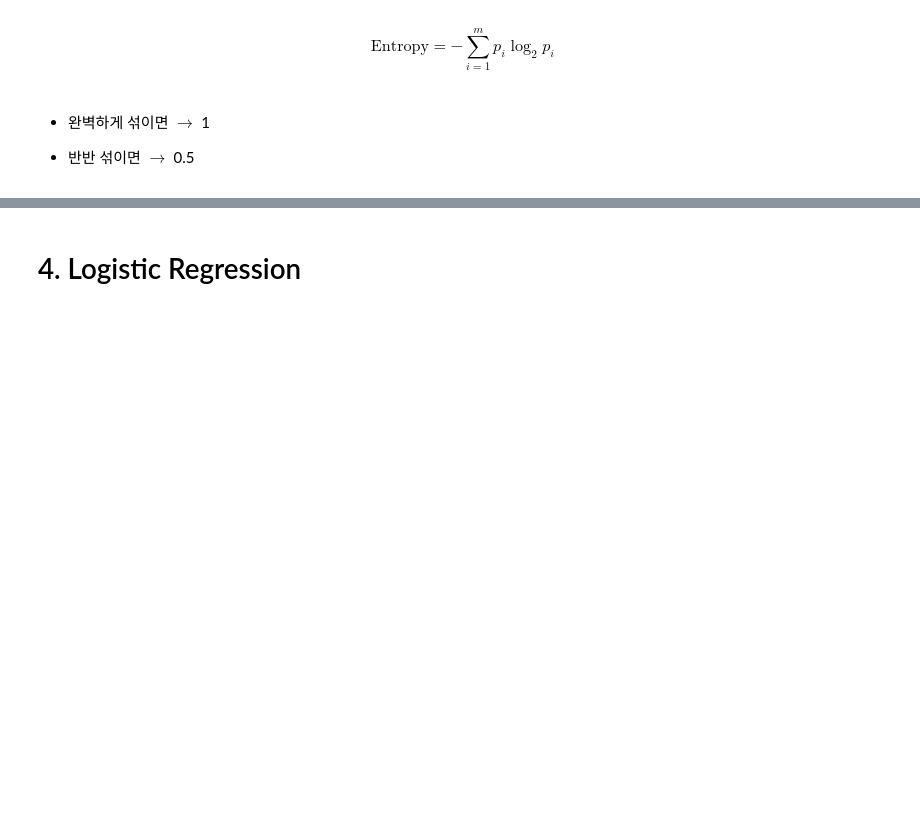
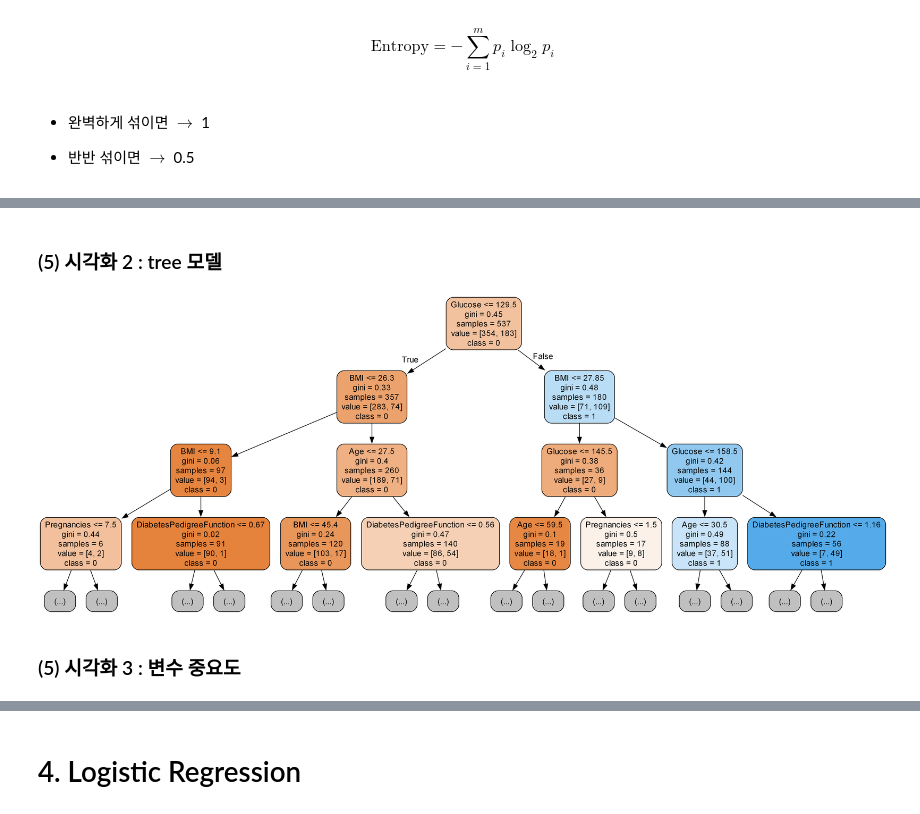
Before and after one commit to gangcheol/mysite2, a Jupyter notebook: posts/DX/04. 머신러닝/2023-09-13-02. 머신러닝 (2).ipynb, the cells around one changed output, grey strips where cells are left out. Drawn from its saved outputs; the diff is of its cells as text; code cells hidden in the pictures; blank space fills up the shorter version.

```diff
--- a/posts/DX/04. 머신러닝/2023-09-13-02. 머신러닝 (2).ipynb
+++ b/posts/DX/04. 머신러닝/2023-09-13-02. 머신러닝 (2).ipynb
@@ -863,0 +1292,4 @@ $$\text {Entropy} = -\sum_{i=1}^m p_i \log_2 p_i$$
+# %%
+# 데이터 읽어오기
+path = 'https://raw.githubusercontent.com/jangrae/csv/master/diabetes.csv'
+data = pd.read_csv(path)
@@ -863,0 +1359,7 @@ $$\text {Entropy} = -\sum_{i=1}^m p_i \log_2 p_i$$
+# %%
+target = "Outcome"
+
+x = data.drop(target, axis = 1)
+y = data[target]
+
+x_train, x_test, y_train, y_test = train_test_split(x, y,  random_state = 1, test_size = 0.3)
@@ -863,0 +1368,10 @@ $$\text {Entropy} = -\sum_{i=1}^m p_i \log_2 p_i$$
+# %%
+from sklearn.tree import DecisionTreeClassifier
+
+model = DecisionTreeClassifier()
+
+model.fit(x_train,y_train)
+
+y_pred = model.predict(x_test)
+
+acc, pre, re, f1 = accuracy_score(y_test,y_pred), precision_score(y_test, y_pred), recall_score(y_test, y_pred), metrics.f1_score(y_test, y_pred)
@@ -863,0 +1394,27 @@ $$\text {Entropy} = -\sum_{i=1}^m p_i \log_2 p_i$$
+# %% [markdown]
+### (5) 시각화 2 : tree 모델
+# %%
+# | code-fold : true
+# 시각화 모듈 불러오기
+from sklearn.tree import export_graphviz
+from IPython.display import Image
+
+# 이미지 파일 만들기
+export_graphviz(model,                                 # 모델 이름
+                out_file='tree.dot',                   # 파일 이름
+                feature_names=x.columns,               # Feature 이름
+                class_names=['0', '1'],       # Target Class 이름
+                rounded=True,                          # 둥근 테두리
+                precision=2,                           # 불순도 소숫점 자리수
+                filled=True,                              # 박스 내부 채우기
+                max_depth=3)                         # 그래프에 표시할 트리의 깊이
+
+# 파일 변환
+!dot tree.dot -Tpng -otree.png -Gdpi=300
+
+# 이미지 파일 표시
+Image(filename='tree.png')
+# %% [output]
+[figure, added]
+# %% [markdown]
+### (5) 시각화 3 : 변수 중요도
```
Also changed, not shown: parts of 86 cells of this notebook, 39 other files.
